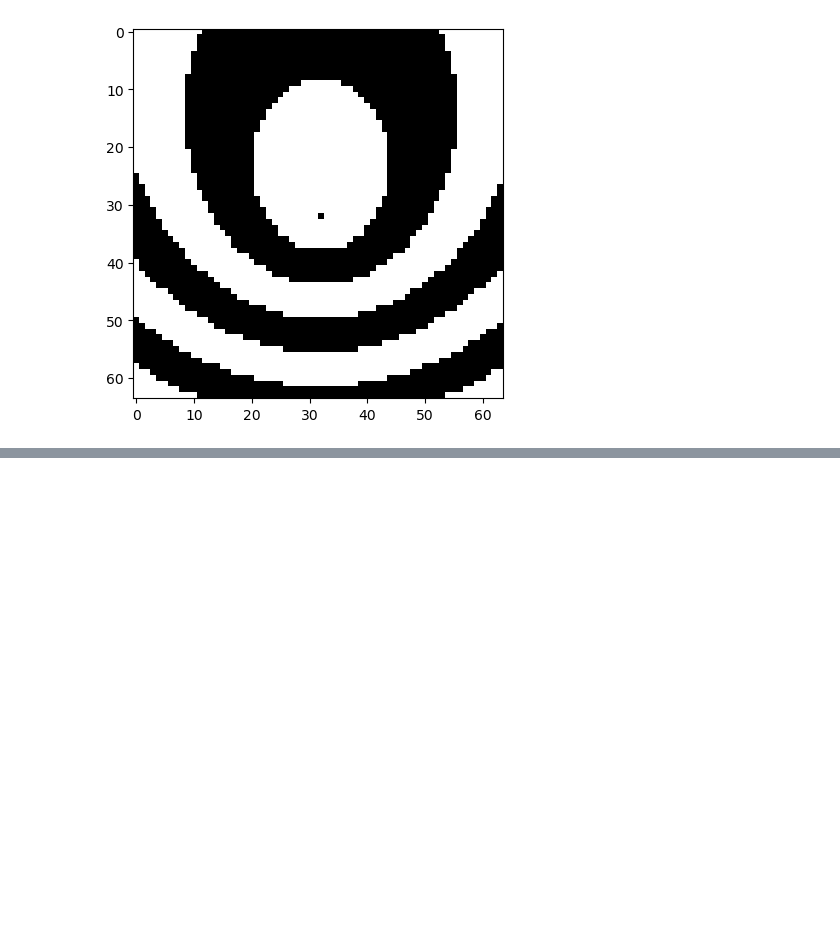
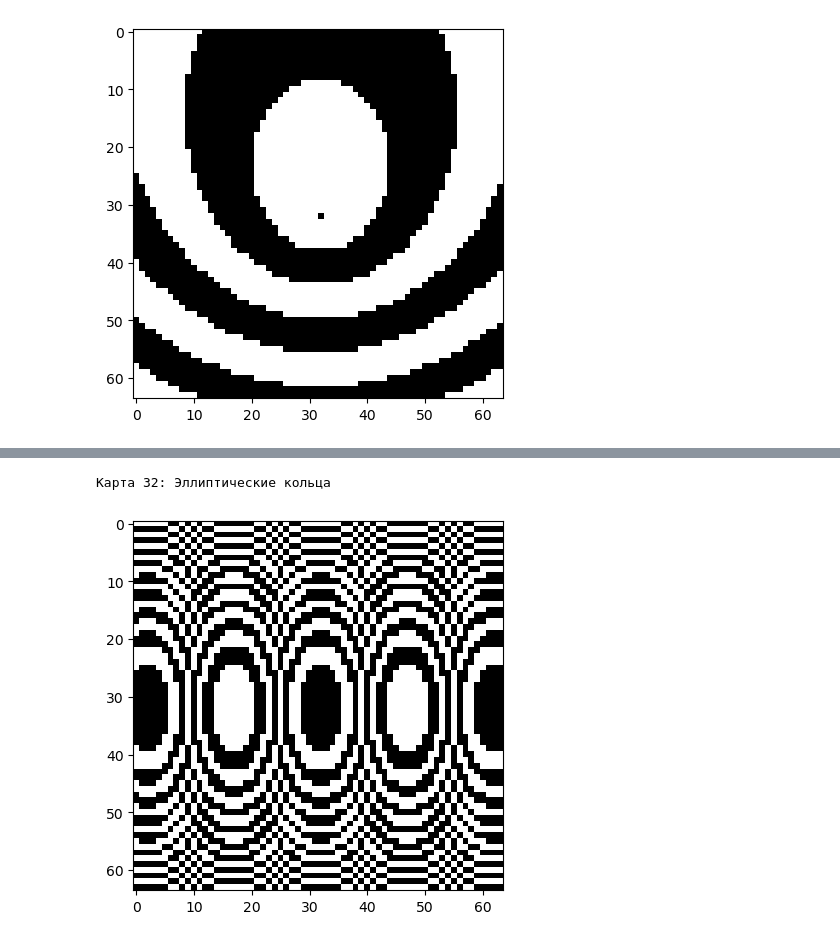
Before and after one commit to DrozdovDan/TransPath_Adaptation, a Jupyter notebook: Test_generator.ipynb, the cells around one changed output, grey strips where cells are left out. Cells and saved outputs as stored; diff of their text form; code cells hidden in the pictures; blank space fills up the shorter version.

```diff
--- a/Test_generator.ipynb
+++ b/Test_generator.ipynb
@@ -816,0 +873,22 @@ plt.show()
+# %%
+def generate_elliptical_rings():
+    center = 32
+    a, b = 20, 10  # Радиусы по горизонтали и вертикали
+    ring_width = 3
+    grid = []
+    for i in range(64):
+        row = []
+        for j in range(64):
+            # Нормированное расстояние по эллипсу
+            distance = ((i - center)**2 / (a**2)) + ((j - center)**2 / (b**2))
+            ring_index = int(distance // (ring_width / max(a, b)))
+            row.append(1 if ring_index % 2 == 0 else 0)
+        grid.append(row)
+    return 1 - np.array(grid)
+
+print("\nКарта 32: Эллиптические кольца")
+plt.imshow(generate_elliptical_rings(), cmap='gray')
+plt.show()
+# %% [output]
+Карта 32: Эллиптические кольца
+[figure, added]
```
Also changed, not shown: parts of 48 cells of this notebook, 1 other file.
